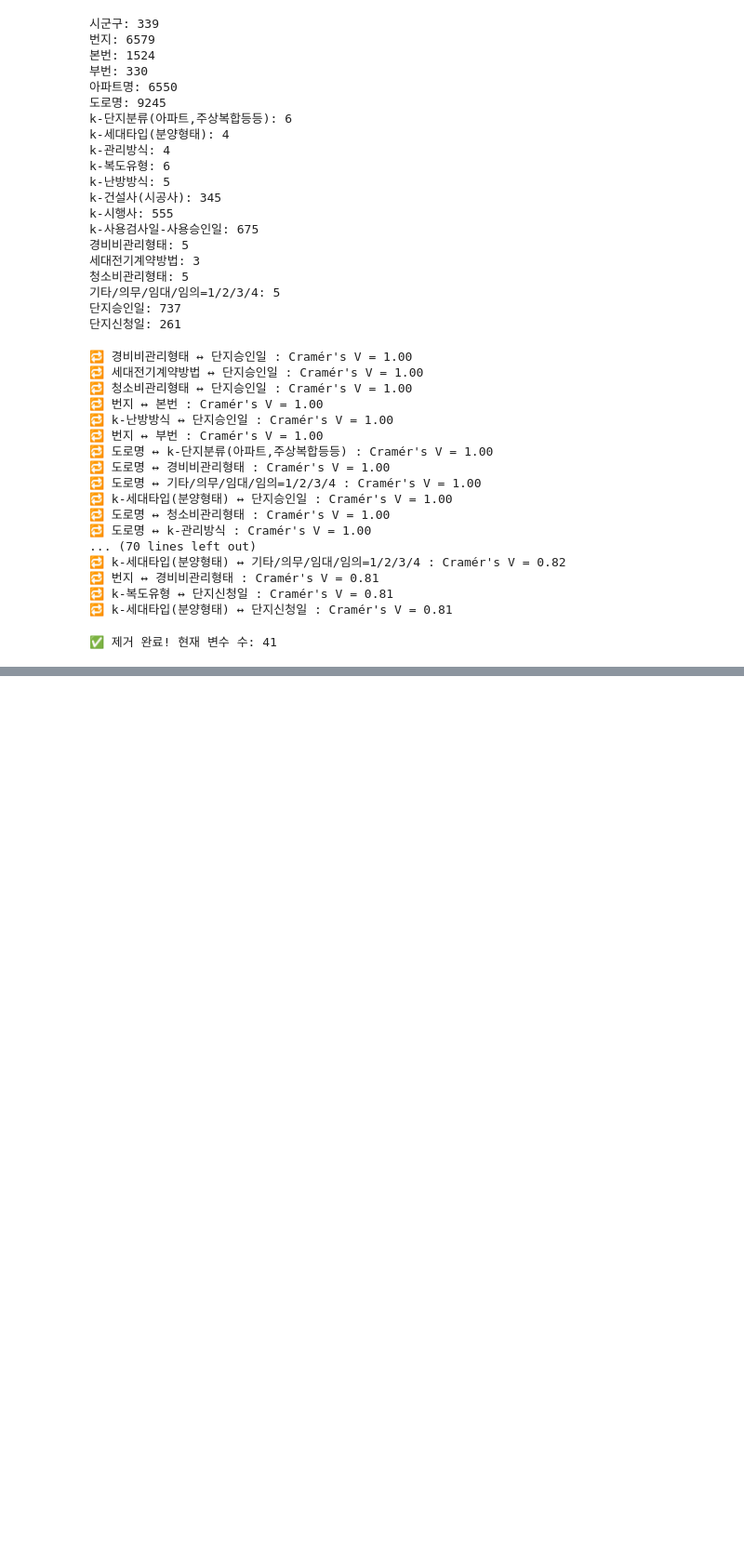
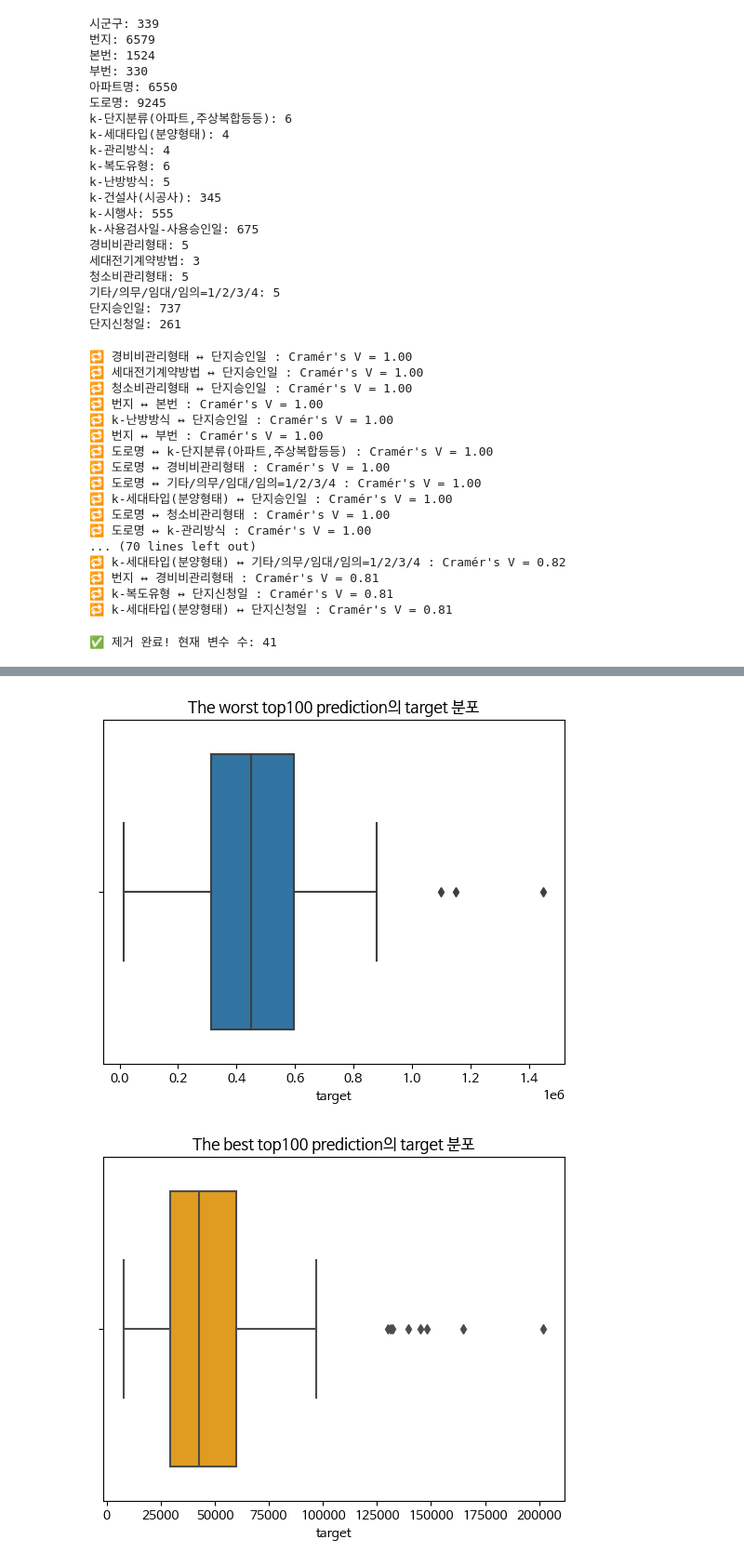
Before and after one commit to riicoseo/upstageailab-ml-competition-ml-2, a Jupyter notebook: 2.Notebook/ke_com2.ipynb, the cells around one changed output, grey strips where cells are left out. Shown: that part at 93% size. Cells and saved outputs as stored; diff of their text form; code cells hidden in the pictures; blank space fills up the shorter version.

```diff
--- a/2.Notebook/ke_com2.ipynb
+++ b/2.Notebook/ke_com2.ipynb
@@ -777,0 +1234,13 @@ NameError: name 'concat_filtered' is not defined
+# %%
+# Validation dataset에 target과 pred 값을 채워주도록 하겠습니다.
+X_val['target'] = y_val
+X_val['pred'] = pred
+# %%
+# Squared_error를 계산하는 함수를 정의하겠습니다.
+def calculate_se(target, pred):
+    squared_errors = (target - pred) ** 2
+    return squared_errors
+
+# RMSE 계산
+squared_errors = calculate_se(X_val['target'], X_val['pred'])
+X_val['error'] = squared_errors
@@ -777,0 +1259,12 @@ NameError: name 'concat_filtered' is not defined
+# %%
+X_val_sort_top100 = X_val.sort_values(by='error', ascending=False).head(100)        # 예측을 잘 하지못한 top 100개의 data
+X_val_sort_tail100 = X_val.sort_values(by='error', ascending=False).tail(100)       # 예측을 잘한 top 100개의 data
+# %%
+# 해석을 위해 레이블인코딩 된 변수를 복원해줍니다.
+error_top100 = X_val_sort_top100.copy()
+for column in categorical_columns_final :     # 앞서 레이블 인코딩에서 정의했던 categorical_columns_v2 범주형 변수 리스트를 사용합니다.
+    error_top100[column] = label_encoders[column].inverse_transform(X_val_sort_top100[column])
+
+best_top100 = X_val_sort_tail100.copy()
+for column in categorical_columns_final :     # 앞서 레이블 인코딩에서 정의했던 categorical_columns_v2 범주형 변수 리스트를 사용합니다.
+    best_top100[column] = label_encoders[column].inverse_transform(X_val_sort_tail100[column])
@@ -777,0 +1279,11 @@ NameError: name 'concat_filtered' is not defined
+# %%
+sns.boxplot(data = error_top100, x='target')
+plt.title('The worst top100 prediction의 target 분포')
+plt.show()
+
+sns.boxplot(data = best_top100, x='target', color='orange')
+plt.title('The best top100 prediction의 target 분포')
+plt.show()
+# %% [output]
+[figure, added]
+[figure, added]
```
Also changed, not shown: parts of 51 cells of this notebook.
